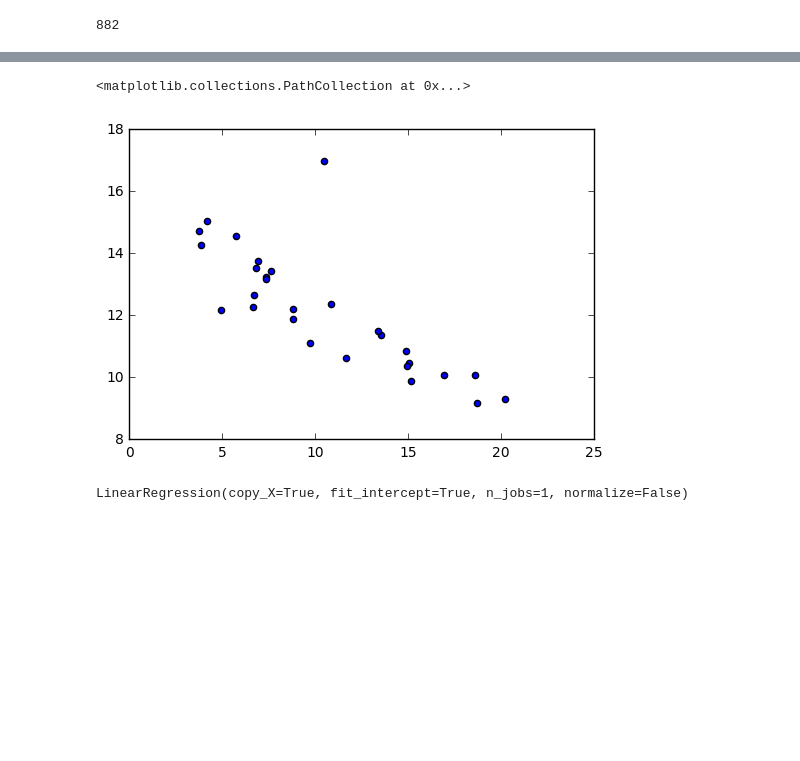
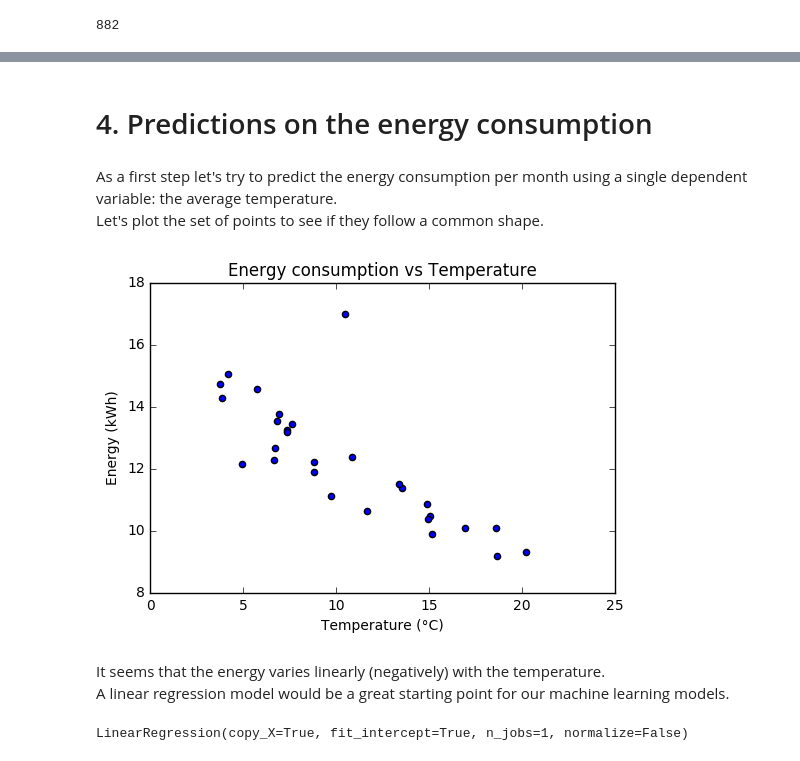
Before and after one commit to OssamaEls/Smart-meter-in-London, a Jupyter notebook: SmartMeterLondon.ipynb, the cells around one changed output, grey strips where cells are left out. Saved outputs shown, nothing was run; the diff lists cells and outputs as text; code cells hidden in the pictures; blank space fills up the shorter version.

```diff
--- a/SmartMeterLondon.ipynb
+++ b/SmartMeterLondon.ipynb
@@ -410,6 +455,19 @@ all_blocks.head()
+# %% [markdown]
+# 4. Predictions on the energy consumption
+# %% [markdown]
+As a first step let's try to predict the energy consumption per month using a single dependent variable: the average temperature.
+<br>
+Let's plot the set of points to see if they follow a common shape.
 # %%
 plt.scatter(all_year_month_eng_wth['avgTemperature'].values,all_year_month_eng_wth['energy_sum_mean'].values)
+plt.title('Energy consumption vs Temperature')
+plt.xlabel('Temperature (°C)')
+plt.ylabel('Energy (kWh)')
+plt.show()
 # %% [output]
-<matplotlib.collections.PathCollection at 0x...>
-[figure, old version]
+[figure, new version]
+# %% [markdown]
+It seems that the energy varies linearly (negatively) with the temperature.
+<br>
+A linear regression model would be a great starting point for our machine learning models.
 # %%
```
Also changed, not shown: parts of 39 cells of this notebook.
